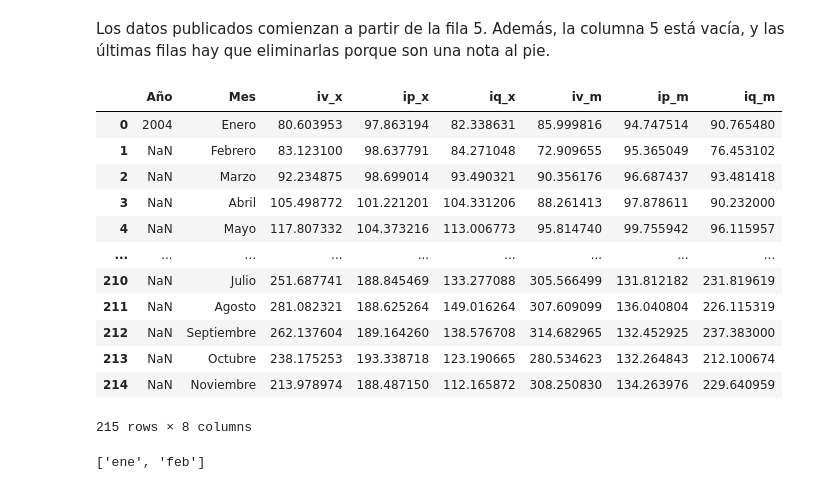
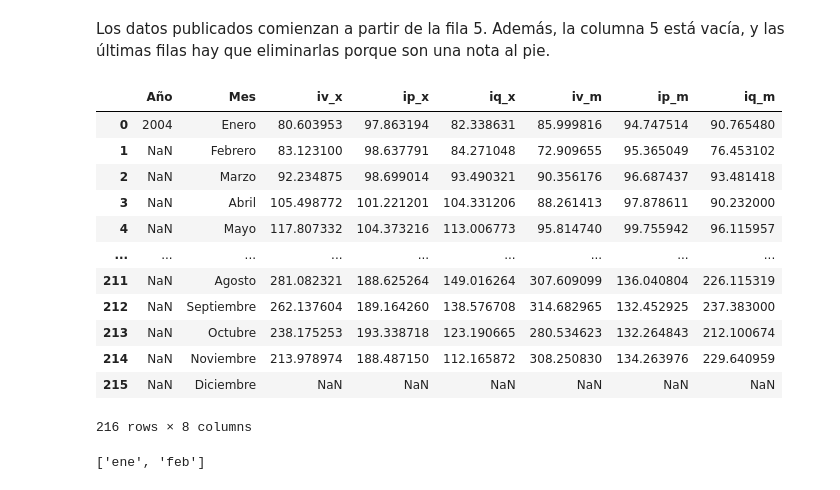
Before and after one commit to LucaGelmini/notebooks_indec, a Jupyter notebook: Estacionalidad/Estacionalidad-final.ipynb, the cells around one changed output. Drawn from its saved outputs; the diff is of its cells as text; code cells hidden in the pictures.

```diff
--- a/Estacionalidad/Estacionalidad-final.ipynb
+++ b/Estacionalidad/Estacionalidad-final.ipynb
@@ -3,35 +3,35 @@ Los datos publicados comienzan a partir de la fila 5. Además, la columna 5 est
 # %%
 import pandas as pd
 import numpy as np
 from collections import Counter
 from itertools import chain
 import math
 import matplotlib.pyplot as plt
 serie_mensual = './datos/serie_mensual_indices_comex.xls'
 Intercambio_comercial = "./datos/Serie Intercambio comercial.csv"
 
 desde = 2011
 hasta = 2021
 
 df = pd.read_excel(serie_mensual, header=None, skiprows = 5)
 df= df.rename(columns = {0:'Año', 1: 'Mes', 2:'iv_x', 3:'ip_x', 4:'iq_x', 5:'del',6:'iv_m',7:'ip_m',8:'iq_m'})
 df = df.drop(columns="del")
-df = df[df['iv_x'].notna()]
+df = df[df['Mes'].notna()]
 df
 # %% [output]
 |  | Año | Mes | iv_x | ip_x | iq_x | iv_m | ip_m | iq_m |
 | 0 | 2004 | Enero | 80.603953 | 97.863194 | 82.338631 | 85.999816 | 94.747514 | 90.765480 |
 | 1 | NaN | Febrero | 83.123100 | 98.637791 | 84.271048 | 72.909655 | 95.365049 | 76.453102 |
 | 2 | NaN | Marzo | 92.234875 | 98.699014 | 93.490321 | 90.356176 | 96.687437 | 93.481418 |
 | 3 | NaN | Abril | 105.498772 | 101.221201 | 104.331206 | 88.261413 | 97.878611 | 90.232000 |
 | 4 | NaN | Mayo | 117.807332 | 104.373216 | 113.006773 | 95.814740 | 99.755942 | 96.115957 |
 | ... | ... | ... | ... | ... | ... | ... | ... | ... |
-| 210 | NaN | Julio | 251.687741 | 188.845469 | 133.277088 | 305.566499 | 131.812182 | 231.819619 |
 | 211 | NaN | Agosto | 281.082321 | 188.625264 | 149.016264 | 307.609099 | 136.040804 | 226.115319 |
 | 212 | NaN | Septiembre | 262.137604 | 189.164260 | 138.576708 | 314.682965 | 132.452925 | 237.383000 |
 | 213 | NaN | Octubre | 238.175253 | 193.338718 | 123.190665 | 280.534623 | 132.264843 | 212.100674 |
 | 214 | NaN | Noviembre | 213.978974 | 188.487150 | 112.165872 | 308.250830 | 134.263976 | 229.640959 |
+| 215 | NaN | Diciembre | NaN | NaN | NaN | NaN | NaN | NaN |
-215 rows × 8 columns
+216 rows × 8 columns
 # %%
 #Más fácil para trabajar, lo hago todo lista
 mes = df.Mes.tolist()
```
Also changed, not shown: parts of 17 cells of this notebook, 8 other files.
